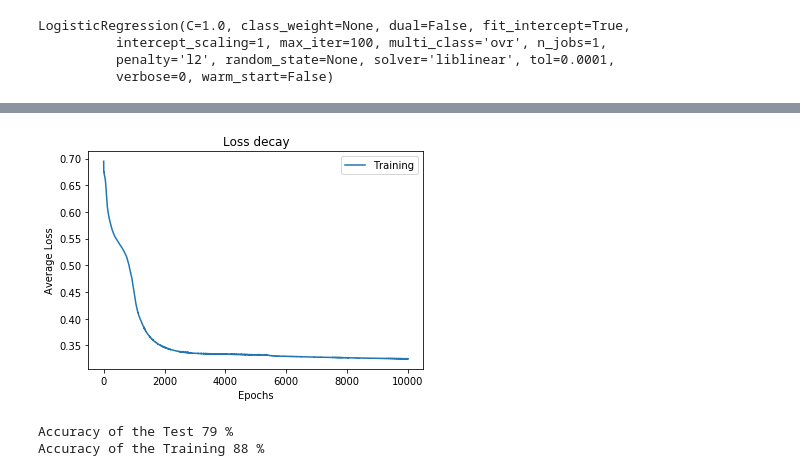
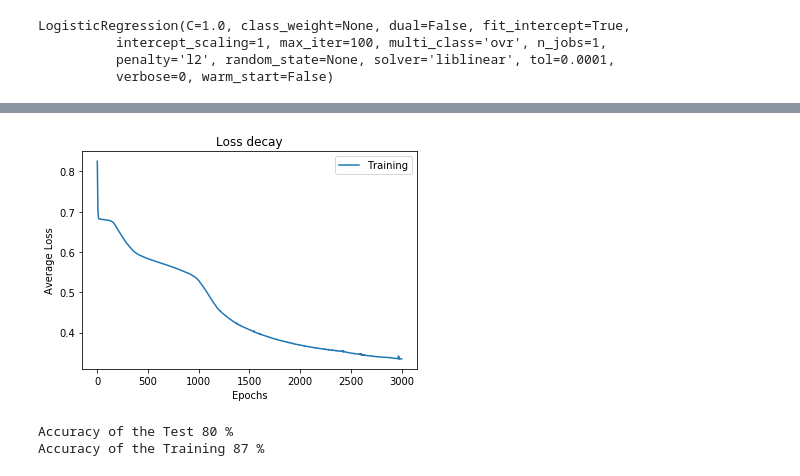
Before and after one commit to kaizendae/Heart-Disease-Project, a Jupyter notebook: EDA.ipynb, the cells around one changed output, grey strips where cells are left out. Saved outputs shown, nothing was run; the diff lists cells and outputs as text; code cells hidden in the pictures.

```diff
--- a/EDA.ipynb
+++ b/EDA.ipynb
@@ -30,11 +32,15 @@ rcParams['figure.figsize'] = 11,11
 # %%
+#load the data:
 path = './'
-filename = 'heart.csv'
+filename = 'DATA.csv'
 
 try:
-    data_heart = pd.read_csv(path+filename)
+    data_heart = pd.read_csv(path+filename,sep="\t")
+    data_heart = data_heart.drop(['Unnamed: 0'], axis=1)
     print("File Loaded Succesfully ")
 except:
     print("File Not Found !!")
+
+data_heart.head()
 # %% [output]
 File Loaded Succesfully
@@ -179,0 +176,3 @@ plt.show()
+# %%
+X_train, X_test, y_train, y_test = train_test_split(X, y, test_size=0.20, random_state=10)
+X_train.head()
@@ -180,9 +181,5 @@ plt.show()
 # %%
 ### NUERAL NETWORK
-
-xtrain = X_train
-ytrain = y_train
-
 import torch
 import torch.nn as nn
 import torch.nn.functional as F
@@ -198,7 +195,7 @@ torch.manual_seed(42)
 h1 = 6
 h2 = 4
 lr = 0.0001
-num_epoch = 10000
+num_epoch = 3000
 
 #build model
 class Net(nn.Module):
@@ -228,8 +225,8 @@ loss_per_epoch = []
 
 #train
 for epoch in range(num_epoch):
-    X = Variable(torch.Tensor(xtrain.values).float())
-    Y = Variable(torch.Tensor(ytrain.values).long())
+    X = Variable(torch.Tensor(X_train.values).float())
+    Y = Variable(torch.Tensor(y_train.values).long())
 
     #feedforward - backprop
     optimizer.zero_grad()
@@ -241,15 +238,15 @@ for epoch in range(num_epoch):
 
     if (epoch) % 100 == 0:
         #get test accuracy
-        X = Variable(torch.Tensor(xtest.values).float())
-        Y = torch.Tensor(ytest.values).long()
+        X = Variable(torch.Tensor(X_test.values).float())
+        Y = torch.Tensor(y_test.values).long()
         out = net(X)
         _, predicted = torch.max(out.data, 1)
 
 
         #get training accuracy
-        Xt = Variable(torch.Tensor(xtrain.values).float())
-        Yt = torch.Tensor(ytrain.values).long()
+        Xt = Variable(torch.Tensor(X_train.values).float())
+        Yt = torch.Tensor(y_train.values).long()
         out = net(Xt)
         _, predicted_train = torch.max(out.data, 1)
 
@@ -281,32 +278,32 @@ Epoch:  9900  Test Acc :  tensor(78)  Training Acc : tensor(88)
 # %%
 epochs = np.arange(1,num_epoch + 1)
 plt.plot(epochs, loss_per_epoch, label='Training')
 plt.ylabel('Average Loss')
 plt.xlabel('Epochs')
 plt.title('Loss decay')
 plt.legend()
 plt.show()
 
 xtest = X_test
 ytest = y_test
 
 #get prediction
 X = Variable(torch.Tensor(xtest.values).float())
 Y = torch.Tensor(ytest.values).long()
 out = net(X)
 _, predicted = torch.max(out.data, 1)
 
 
 #get prediction train
-Xt = Variable(torch.Tensor(xtrain.values).float())
-Yt = torch.Tensor(ytrain.values).long()
+Xt = Variable(torch.Tensor(X_train.values).float())
+Yt = torch.Tensor(y_train.values).long()
 out = net(Xt)
 _, predicted_train = torch.max(out.data, 1)
 
 #get accuration
 print('Accuracy of the Test %d %%' % (100 * torch.sum(Y==predicted) / len(y_test)))
 print('Accuracy of the Training %d %%' % (100 * torch.sum(Yt==predicted_train) / len(y_train)))
 # %% [output]
-[figure, old version]
+[figure, new version]
-Accuracy of the Test 79 %
-Accuracy of the Training 88 %
+Accuracy of the Test 80 %
+Accuracy of the Training 87 %
```
Also changed, not shown: parts of 15 cells of this notebook, 1 other file.
